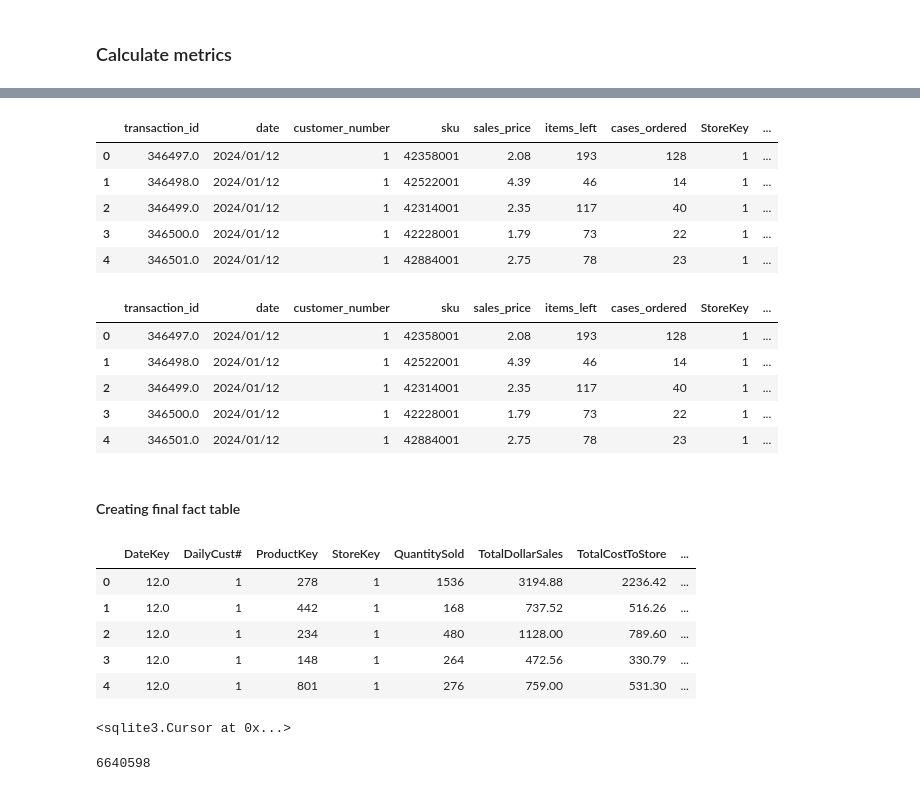
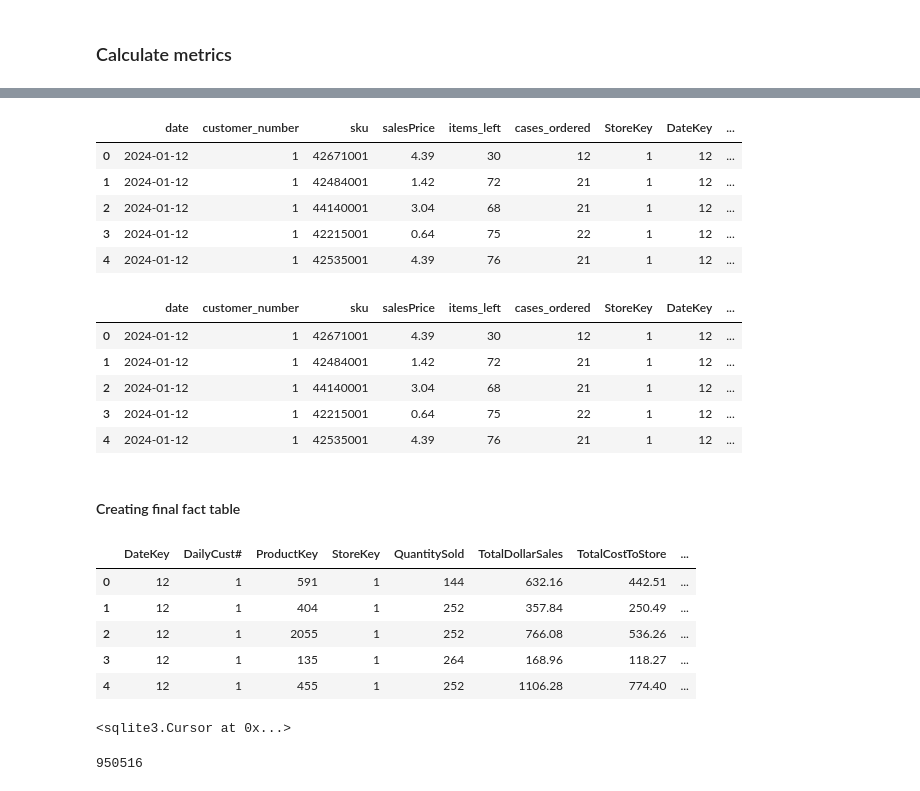
Before and after one commit to mistrypavankumar/Data-warehousing-of-grocery-store, a Jupyter notebook: HW_final/homework-5-d5.ipynb, the cells around one changed output, grey strips where cells are left out. Cells and saved outputs as stored; diff of their text form; code cells hidden in the pictures.

```diff
--- a/HW_final/homework-5-d5.ipynb
+++ b/HW_final/homework-5-d5.ipynb
@@ -10,15 +10,15 @@ output_file_path = "./output/"
 store_databases = {
     "Store 1": {
         "database_name": "store1.db",
-        "transactions_table_name": "user_transactions",
+        "transactions_table_name": "sales_transactions",
     },
     "Store 2": {
         "database_name": "store2.db",
-        "transactions_table_name": "user_transactions",
+        "transactions_table_name": "sales_transactions",
     },
     "Store 3": {
         "database_name": "store3.db",
-        "transactions_table_name": "user_transactions",
+        "transactions_table_name": "sales_transactions",
     },
     "Store 4": {
         "database_name": "store4.db",
@@ -172,4 +172,4 @@ fact_data.head()
 # %%
-fact_data['TotalDollarSales'] = (fact_data['sales_price'] * fact_data['QuantitySold']).round(2)
+fact_data['TotalDollarSales'] = (fact_data['salesPrice'] * fact_data['QuantitySold']).round(2)
 fact_data.head()
 # %% [output]
@@ -182,23 +182,24 @@ fact_data.head()
 # %%
-fact_data['TotalCostToStore'] = (fact_data['sales_price'] * 0.7 * fact_data['QuantitySold']).round(2)
+fact_data['TotalCostToStore'] = (
+    fact_data['salesPrice'] * 0.7 * fact_data['QuantitySold']).round(2)
 fact_data.head()
 # %% [output]
-|  | transaction_id | date | customer_number | sku | sales_price | items_left | cases_ordered | StoreKey | ... |
-| 0 | 346497.0 | 2024/01/12 | 1 | 42358001 | 2.08 | 193 | 128 | 1 | ... |
-| 1 | 346498.0 | 2024/01/12 | 1 | 42522001 | 4.39 | 46 | 14 | 1 | ... |
-| 2 | 346499.0 | 2024/01/12 | 1 | 42314001 | 2.35 | 117 | 40 | 1 | ... |
-| 3 | 346500.0 | 2024/01/12 | 1 | 42228001 | 1.79 | 73 | 22 | 1 | ... |
-| 4 | 346501.0 | 2024/01/12 | 1 | 42884001 | 2.75 | 78 | 23 | 1 | ... |
+|  | date | customer_number | sku | salesPrice | items_left | cases_ordered | StoreKey | DateKey | ... |
+| 0 | 2024-01-12 | 1 | 42671001 | 4.39 | 30 | 12 | 1 | 12 | ... |
+| 1 | 2024-01-12 | 1 | 42484001 | 1.42 | 72 | 21 | 1 | 12 | ... |
+| 2 | 2024-01-12 | 1 | 44140001 | 3.04 | 68 | 21 | 1 | 12 | ... |
+| 3 | 2024-01-12 | 1 | 42215001 | 0.64 | 75 | 22 | 1 | 12 | ... |
+| 4 | 2024-01-12 | 1 | 42535001 | 4.39 | 76 | 21 | 1 | 12 | ... |
 # %%
 fact_data['GrossProfit'] = (fact_data['TotalDollarSales'] - fact_data['TotalCostToStore']).round(2)
 fact_data.head()
 # %% [output]
-|  | transaction_id | date | customer_number | sku | sales_price | items_left | cases_ordered | StoreKey | ... |
-| 0 | 346497.0 | 2024/01/12 | 1 | 42358001 | 2.08 | 193 | 128 | 1 | ... |
-| 1 | 346498.0 | 2024/01/12 | 1 | 42522001 | 4.39 | 46 | 14 | 1 | ... |
-| 2 | 346499.0 | 2024/01/12 | 1 | 42314001 | 2.35 | 117 | 40 | 1 | ... |
-| 3 | 346500.0 | 2024/01/12 | 1 | 42228001 | 1.79 | 73 | 22 | 1 | ... |
-| 4 | 346501.0 | 2024/01/12 | 1 | 42884001 | 2.75 | 78 | 23 | 1 | ... |
+|  | date | customer_number | sku | salesPrice | items_left | cases_ordered | StoreKey | DateKey | ... |
+| 0 | 2024-01-12 | 1 | 42671001 | 4.39 | 30 | 12 | 1 | 12 | ... |
+| 1 | 2024-01-12 | 1 | 42484001 | 1.42 | 72 | 21 | 1 | 12 | ... |
+| 2 | 2024-01-12 | 1 | 44140001 | 3.04 | 68 | 21 | 1 | 12 | ... |
+| 3 | 2024-01-12 | 1 | 42215001 | 0.64 | 75 | 22 | 1 | 12 | ... |
+| 4 | 2024-01-12 | 1 | 42535001 | 4.39 | 76 | 21 | 1 | 12 | ... |
 # %% [markdown]
 #### Creating final fact table
 # %%
@@ -212,11 +213,11 @@ sales_fact = fact_data[[
 sales_fact.head()
 # %% [output]
 |  | DateKey | DailyCust# | ProductKey | StoreKey | QuantitySold | TotalDollarSales | TotalCostToStore | ... |
-| 0 | 12.0 | 1 | 278 | 1 | 1536 | 3194.88 | 2236.42 | ... |
-| 1 | 12.0 | 1 | 442 | 1 | 168 | 737.52 | 516.26 | ... |
-| 2 | 12.0 | 1 | 234 | 1 | 480 | 1128.00 | 789.60 | ... |
-| 3 | 12.0 | 1 | 148 | 1 | 264 | 472.56 | 330.79 | ... |
-| 4 | 12.0 | 1 | 801 | 1 | 276 | 759.00 | 531.30 | ... |
+| 0 | 12 | 1 | 591 | 1 | 144 | 632.16 | 442.51 | ... |
+| 1 | 12 | 1 | 404 | 1 | 252 | 357.84 | 250.49 | ... |
+| 2 | 12 | 1 | 2055 | 1 | 252 | 766.08 | 536.26 | ... |
+| 3 | 12 | 1 | 135 | 1 | 264 | 168.96 | 118.27 | ... |
+| 4 | 12 | 1 | 455 | 1 | 252 | 1106.28 | 774.40 | ... |
 # %%
 curr = conn.cursor()
 
@@ -242,7 +243,7 @@ curr.execute("""
 # %%
 sales_fact.to_sql("SalesFact_TransactionLevel", conn, if_exists='replace', index=False)
 # %% [output]
-6640598
+950516
 # %%
 curr.close()
 conn.close()
```
Also changed, not shown: parts of 6 cells of this notebook, 9 other files.
